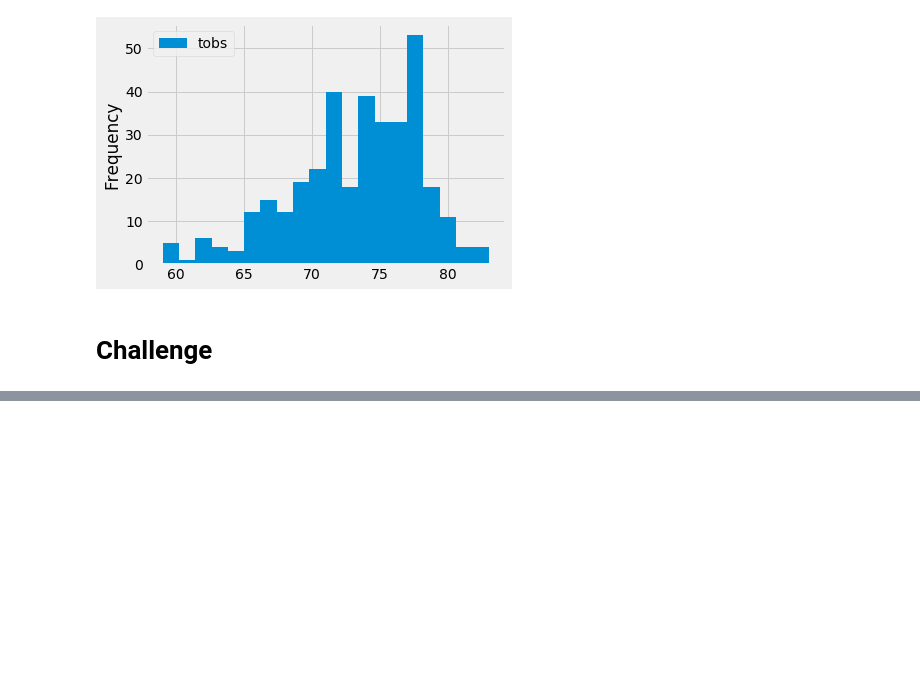
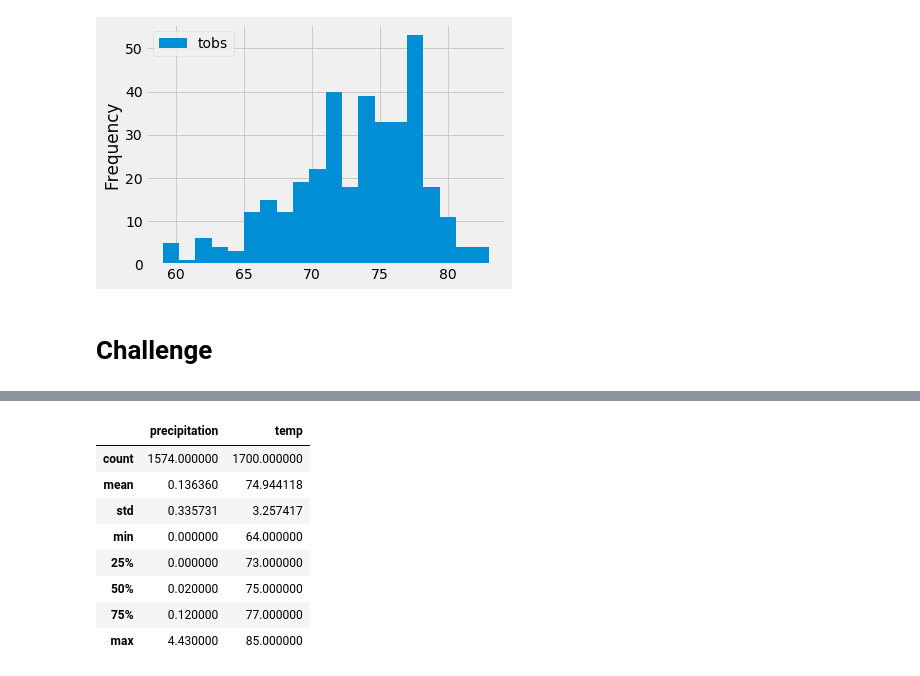
Before and after one commit to Travgreenfield/surfs_up, a Jupyter notebook: climate_analysis.ipynb, the cells around one changed output, grey strips where cells are left out. Saved outputs shown, nothing was run; the diff lists cells and outputs as text; code cells hidden in the pictures; blank space fills up the shorter version.

```diff
--- a/climate_analysis.ipynb
+++ b/climate_analysis.ipynb
@@ -190,0 +197,3 @@ plt.tight_layout()
+# %%
+data_df = pd.DataFrame(data_results, columns=['date','precipitation', 'temp'])
+data_df.head()
@@ -190,0 +207,3 @@ plt.tight_layout()
+# %%
+data_df['date'] = pd.to_datetime(data_df['date'])
+data_df.dtypes
@@ -190,0 +215,5 @@ plt.tight_layout()
+# %%
+June_data = data_df.copy(deep=True)
+# %%
+June_dates = June_data['date'].map(lambda x: x.month) == 6
+June_df = June_data[June_dates]
@@ -190,0 +252,12 @@ plt.tight_layout()
+# %%
+June_df.describe()
+# %% [output]
+|  | precipitation | temp |
+| count | 1574.000000 | 1700.000000 |
+| mean | 0.136360 | 74.944118 |
+| std | 0.335731 | 3.257417 |
+| min | 0.000000 | 64.000000 |
+| 25% | 0.000000 | 73.000000 |
+| 50% | 0.020000 | 75.000000 |
+| 75% | 0.120000 | 77.000000 |
+| max | 4.430000 | 85.000000 |
```
Also changed, not shown: parts of 9 cells of this notebook.
